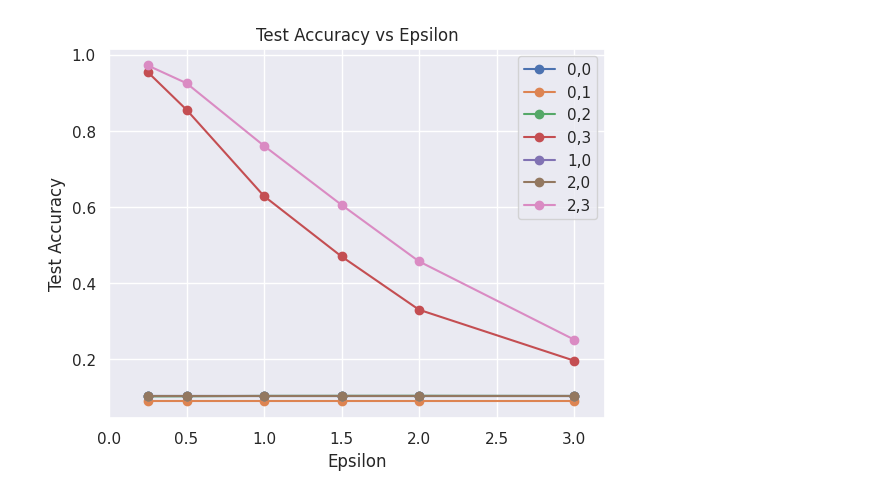
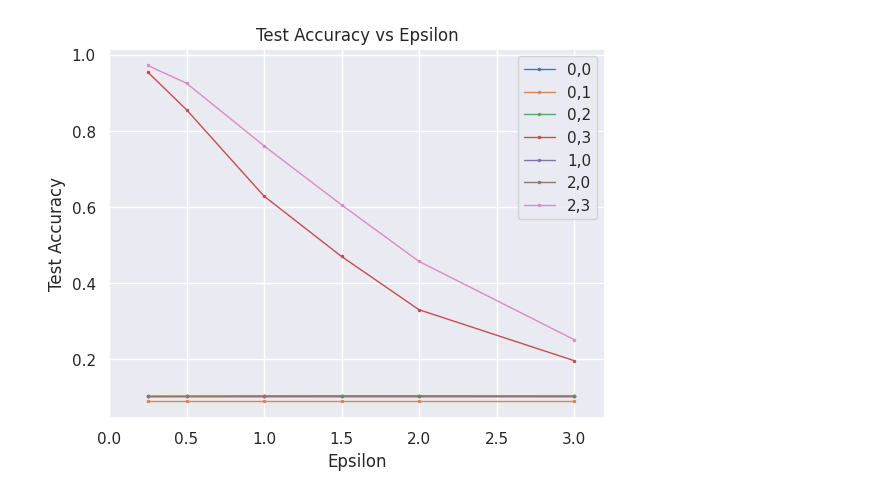
Before and after one commit to JasonTang99/gaussian-pyramid-defense, a Jupyter notebook: plot_exp.ipynb, the cells around one changed output. Drawn from its saved outputs; the diff is of its cells as text; code cells hidden in the pictures.

```diff
--- a/plot_exp.ipynb
+++ b/plot_exp.ipynb
@@ -15,17 +12,4 @@ from collections import defaultdict
-# %%
-# load experiment results
-with open('attack_results.pkl', 'rb') as f:
-    results = pickle.load(f)
-
-# separate results by epsilon
-results_by_name = defaultdict(list)
-for x in results:
-    epsilon = x[2]
-    name = ",".join([str(y) for y in x[3:5]])
-        # + f"_{'BL' if x[5] == InterpolationMode.BILINEAR else 'NN'}"
-        # + x[6]
-    test_acc = x[7].item()
-
-    # print(epsilon, name, test_acc)
-
-    results_by_name[name].append((epsilon, test_acc))
+# %%
+# load experiment results
+with open('attack_results/mnist_fgsm_2.0_results', 'rb') as f:
+    results = pickle.load(f)
@@ -32,24 +19,25 @@ for x in results:
 # %%
 # graph results
 import matplotlib.pyplot as plt
 import seaborn as sns
 
 sns.set_theme(style="darkgrid")
 
 for name, results in results_by_name.items():
     epsilons, test_accs = zip(*results)
     # plot with dots at each epsilon
-    plt.plot(epsilons, test_accs, label=name, marker='o')
+    plt.plot(epsilons, test_accs, label=name, marker='o',
+        linewidth=1, markersize=1.5)
 
 
 
 # set x range to 0 to 3
 plt.xlim(0, 3.2)
 
 plt.legend()
 plt.xlabel("Epsilon")
 plt.ylabel("Test Accuracy")
 plt.title("Test Accuracy vs Epsilon")
 plt.show()
 # %% [output]
-[figure, old version]
+[figure, new version]
```
Also changed, not shown: parts of 2 cells of this notebook, 50 other files.
